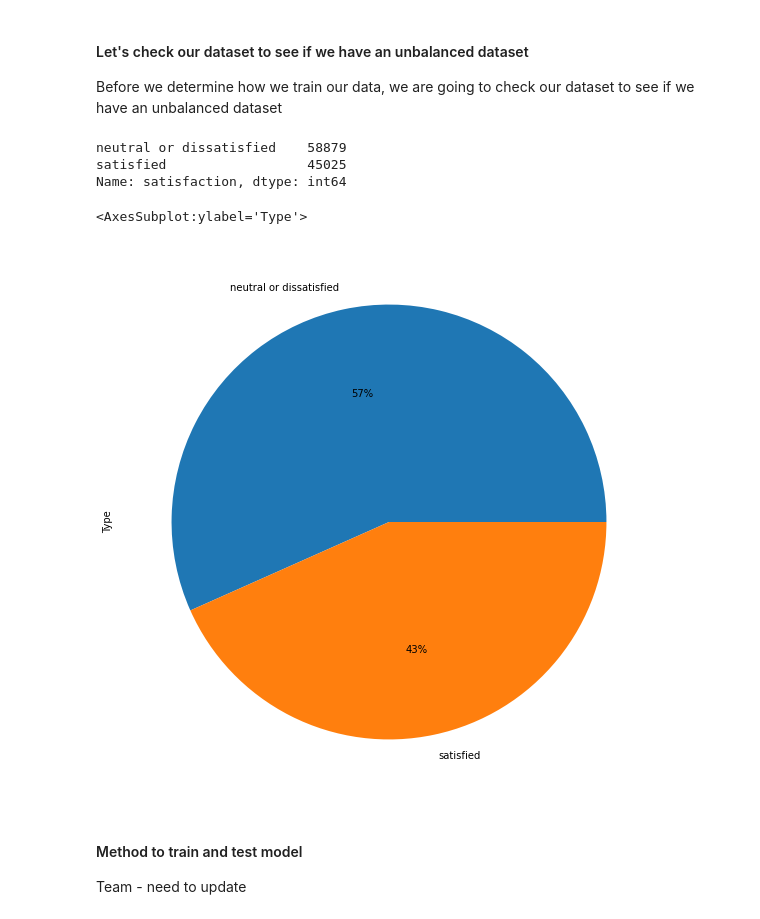
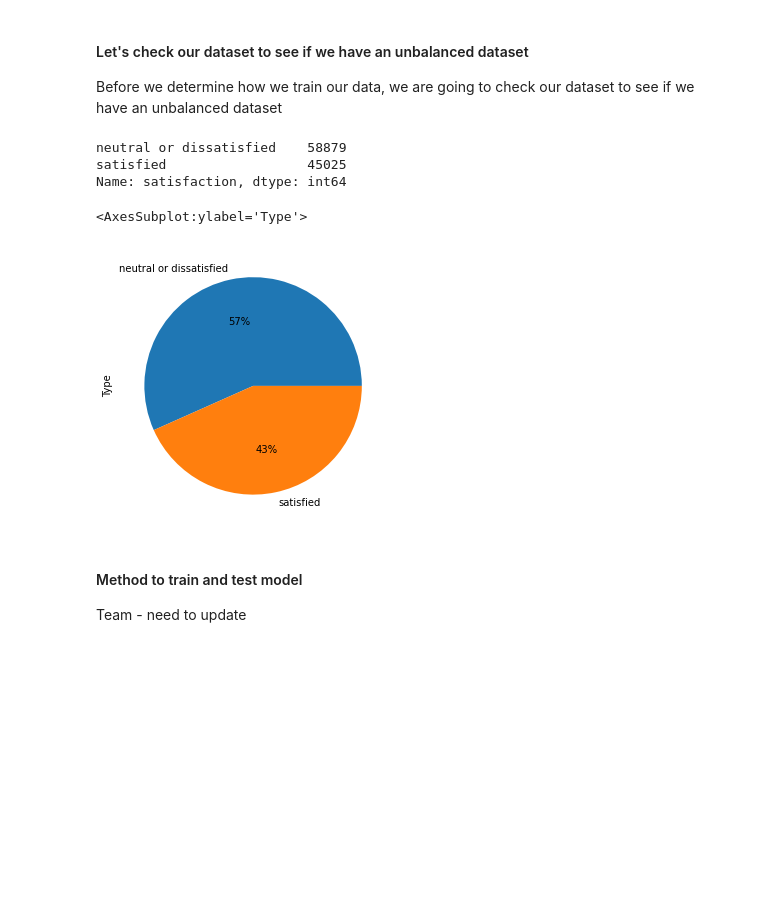
Before and after one commit to dk28yip/MSDS7331, a Jupyter notebook: Lab2.ipynb, the cells around one changed output. Cells and saved outputs as stored; diff of their text form; code cells hidden in the pictures; blank space fills up the shorter version.

```diff
--- a/Lab2.ipynb
+++ b/Lab2.ipynb
@@ -137,17 +183,17 @@ Before we determine how we train our data, we are going to check our dataset to
 # %%
 print(df["satisfaction"].value_counts())
 
-fig = plt.figure(figsize=(20, 10))
+fig = plt.figure(figsize=(10, 5))
 df.groupby('satisfaction').size().plot(kind='pie',
                                        y = "satisfaction",
                                        label = "Type",
                                        autopct='%1.0f%%')
 # %% [output]
 neutral or dissatisfied    58879
 satisfied                  45025
 Name: satisfaction, dtype: int64
 <AxesSubplot:ylabel='Type'>
-[figure, old version]
+[figure, new version]
 # %% [markdown]
 #### Method to train and test model
 
```
Also changed, not shown: parts of 25 cells of this notebook.
